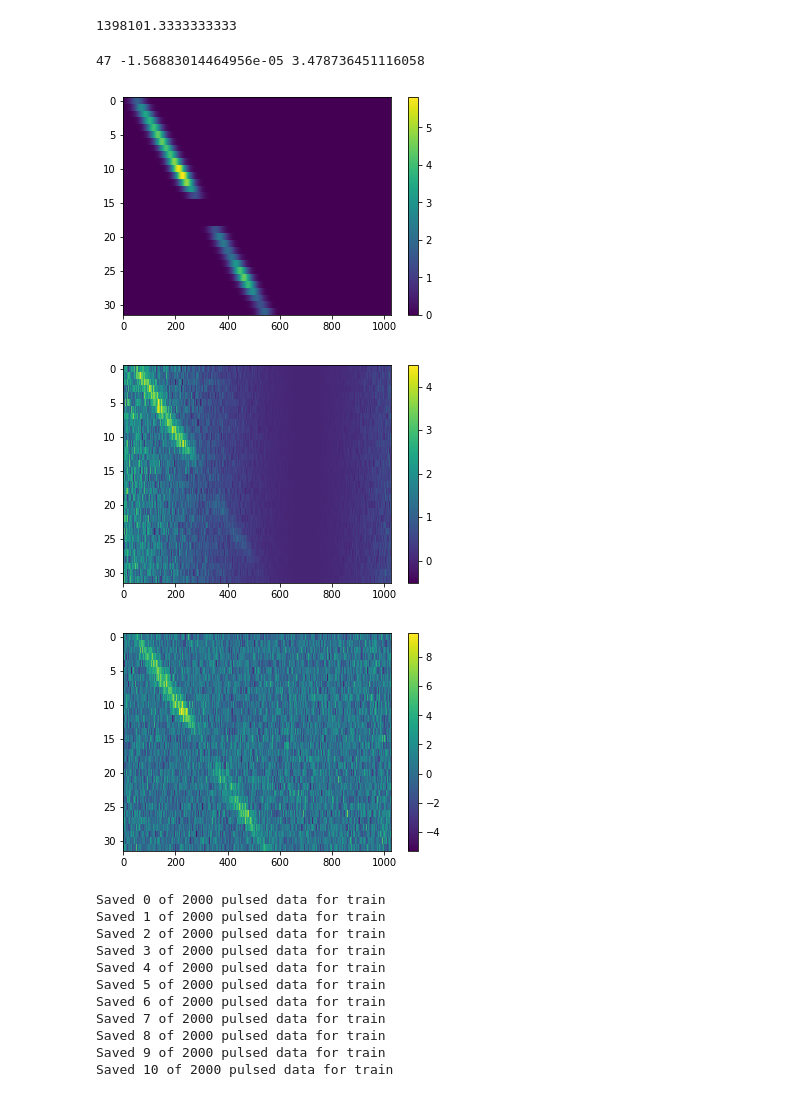
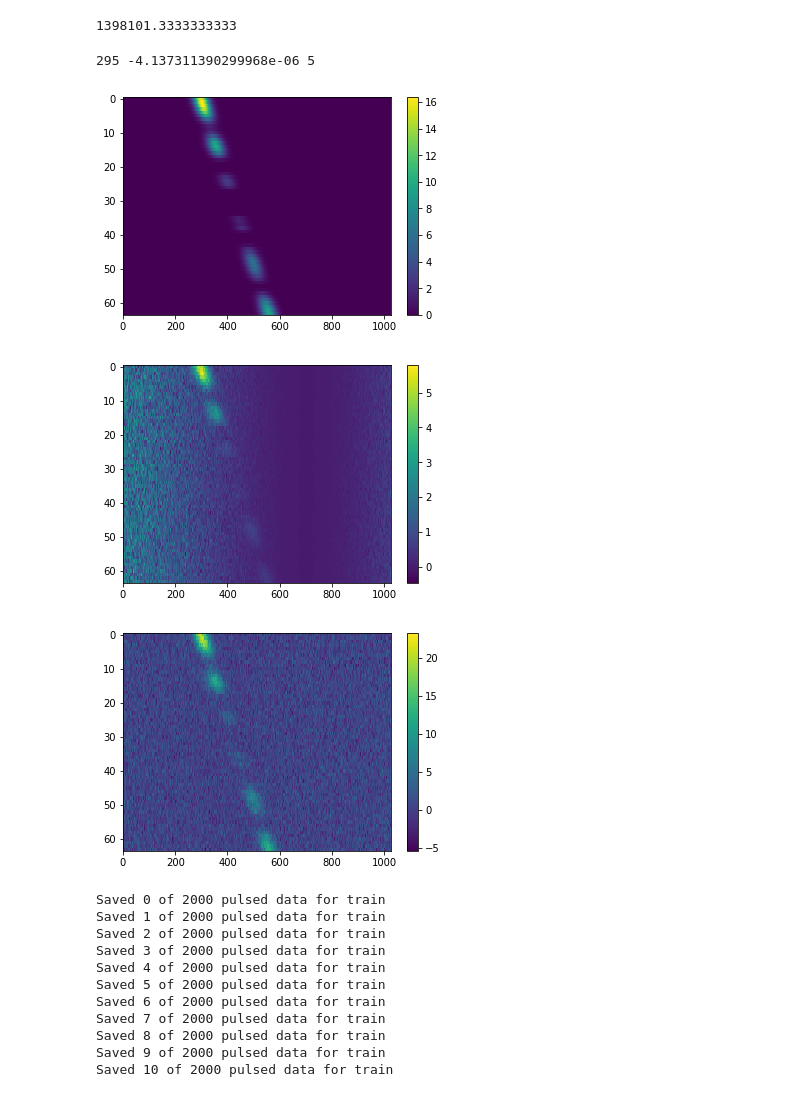
Before and after one commit to bbrzycki/setiml, a Jupyter notebook: jupyter-notebooks/Generate_fake_signals.ipynb, the cells around one changed output. Drawn from its saved outputs; the diff is of its cells as text; code cells hidden in the pictures.

```diff
--- a/jupyter-notebooks/Generate_fake_signals.ipynb
+++ b/jupyter-notebooks/Generate_fake_signals.ipynb
@@ -215,7 +215,7 @@ fch1 = 6095.214842353016
 df = -1e-06
 
 fchans = 1024
-tchans = 32
+tchans = 64
 
 fs = np.arange(fch1, fch1 + fchans*df, df)
 ts = np.arange(0, tchans*tsamp, tsamp)
@@ -225,13 +225,16 @@ drift_rate = np.random.uniform(-start_index*df/(tsamp*tchans),
                                (fchans-1-start_index)*df/(tsamp*tchans))
 #drift_rate = 0
 level = np.random.uniform(1,5)
-period = np.random.uniform(2,4)
+level = 5
+period = np.random.uniform(1,10)
 phase = np.random.uniform(0,period)
 sigma = np.random.uniform(0.1, 2)
 pulse_dir = 'rand'
-width = np.random.uniform(np.random.uniform(0.1,2))
+# width = np.random.uniform(0.1,2)
+width = np.random.uniform(2,4)
+# width = np.random.uniform(4,32)
 pnum = 10
-amplitude = np.random.uniform(min(1, level/2.), level)
+amplitude = np.random.uniform(level*1/3, level*2/3)
 # amplitude = np.random.uniform(min(1, level/2.), level/2)
 
 
@@ -240,39 +243,40 @@ amplitude = np.random.uniform(min(1, level/2.), level)
 # phase = 0
 # sigma = 2
 # pulse_dir = 'rand'
 # width = 2
 # pnum = 10
 # amplitude = 0.5
 
 signal = stg.generate(ts,
                       fs,
                       stg.constant_path(f_start = fs[start_index], drift_rate = drift_rate),
                       stg.periodic_gaussian_t_profile(period, phase, sigma, pulse_dir, width, pnum, amplitude, level),
                       stg.gaussian_f_profile(width = 0.00002),
                       stg.constant_bp_profile(level = 1.0),
-                      integrate = False)
+                      integrate = True)
 
 fig = plt.figure(figsize=(6,4))
 plt.imshow(signal, aspect='auto')
 plt.colorbar()
 fig = plt.figure(figsize=(6,4))
 # plt.imshow(stg.inject_noise(signal), aspect='auto')
 plt.imshow((1-block/1)*(3+stg.inject_noise(signal)), aspect='auto')
 plt.colorbar()
 fig = plt.figure(figsize=(6,4))
 # plt.imshow(stg.inject_noise(signal), aspect='auto')
-plt.imshow(stg.normalize((1-block/2)*(3+stg.inject_noise(signal)), cols = 128, exclude = 0.2, use_median=False), aspect='auto')
+plt.imshow(stg.normalize((1-block/2)*(3+stg.inject_noise(
+    signal)), cols = 128, exclude = 0.2, use_median=False), aspect='auto')
 plt.colorbar()
 # plt.imshow(signal)
 
 # normalized_signal = stg.normalize(stg.inject_noise(signal))
 # plt.imsave('test_none.png', normalized_signal)
 print(start_index, drift_rate, level)
 # %% [output]
-47 -1.56883014464956e-05 3.478736451116058
+295 -4.137311390299968e-06 5
-[figure, old version]
+[figure, new version]
-[figure, old version]
+[figure, new version]
-[figure, old version]
+[figure, new version]
 # %%
 import errno
 dir = 'normalized_comparison'
```
Also changed, not shown: parts of 1 cell of this notebook, 5 other files.
